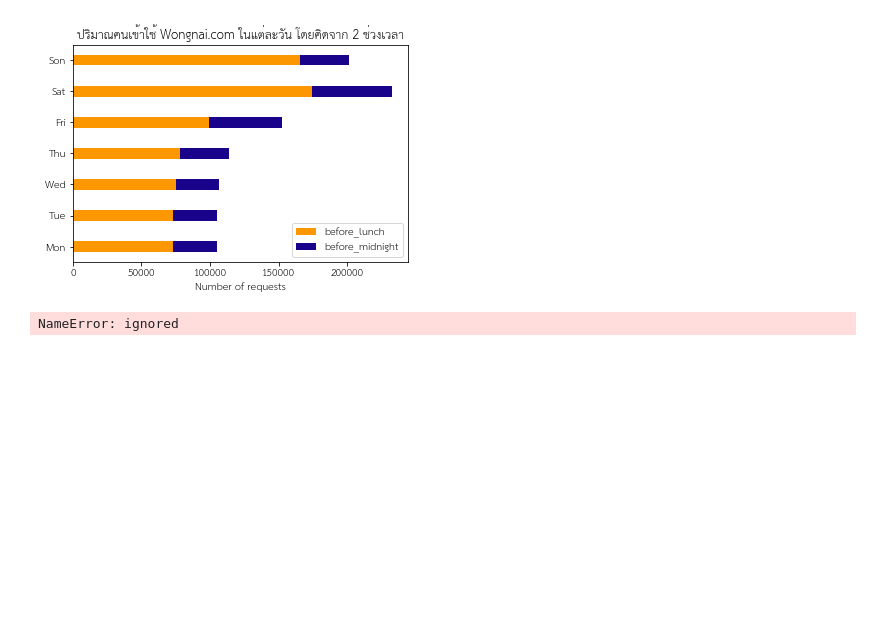
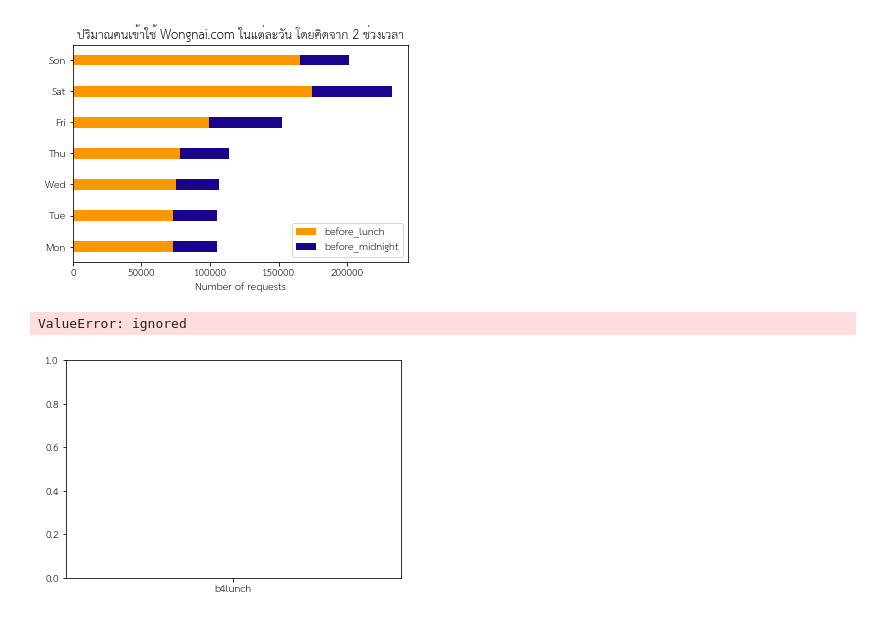
Before and after one commit to bebeam2942/data_viz, a Jupyter notebook: Visualize_Data_Comparison.ipynb, the cells around one changed output. Cells and saved outputs as stored; diff of their text form; code cells hidden in the pictures; blank space fills up the shorter version.

```diff
--- a/Visualize_Data_Comparison.ipynb
+++ b/Visualize_Data_Comparison.ipynb
@@ -170,21 +170,28 @@ plt.show()
 labels2 = ['b4lunch','b4midnigh']
 # %%
 time = ['b4lunch','b4midnigh']
+#ลองให้ค่าแต่ละวัน จริงๆต้องรันเวลาในแต่ละวัน
+Mon= np.array([10,7,10,6,6])
+Tue = np.array([14,10,8,8,6])
+Wed = np.array([14,14,11,9,8])
+Thu = np.array([10,7,10,6,6])
+Fri = np.array([14,10,8,8,6])
+Sat = np.array([14,14,11,9,8])
+Son = np.array([14,14,11,9,8])
+
+plt.bar(labels2,Mon, width=0.6, label='Mon', color='yellow',bottom=Son+Sat+Fri+Thu+Wed+Tue)
+plt.bar(labels2,Tue, width=0.6, label='Tue', color='pink',bottom=Son+Sat+Fri+Thu+Wed)
+plt.bar(labels2,Wed, width=0.6, label='Wed', color='green',bottom=Son+Sat+Fri+Thu)
+plt.bar(labels2,Thu, width=0.6, label='Thu', color='orange',bottom=Son+Sat+Fri)
+plt.bar(labels2,Fri, width=0.6, label='Fri', color='purple',bottom=Son+Sat)
+plt.bar(labels2,Sat, width=0.6, label='Sat', color='blue',bottom=Son)
+plt.bar(labels2,Son, width=0.6, label='Son', color='red')
 
 
-plt.bar(ind, golds, width=0.6, label='Mon', color='yellow', bottom=silvers+bronzes)
-plt.bar(ind, silvers, width=0.6, label='Tue', color='pink', bottom=bronzes)
-plt.bar(ind, bronzes, width=0.6, label='Wed', color='green')
-plt.bar(ind, bronzes, width=0.6, label='Thu', color='orange')
-plt.bar(ind, bronzes, width=0.6, label='Fri', color='purple',bottom=red+blue)
-plt.bar(ind, bronzes, width=0.6, label='Sat', color='blue',bottom=red)
-plt.bar(ind, bronzes, width=0.6, label='Son', color='red')
-
-plt.xticks(ind, countries)
 plt.ylabel("'Number of requests")
 plt.xlabel("'time")
-plt.legend(loc="upper right")
 plt.title("'ปริมาณคนเข้าใช้ Wongnai.com ในแต่ละวัน โดยคิดจาก 2 ช่วงเวลา")
 plt.show()
 # %% [output]
-NameError: ignored
+ValueError: ignored
+[figure, added]
```
Also changed, not shown: parts of 3 cells of this notebook.
